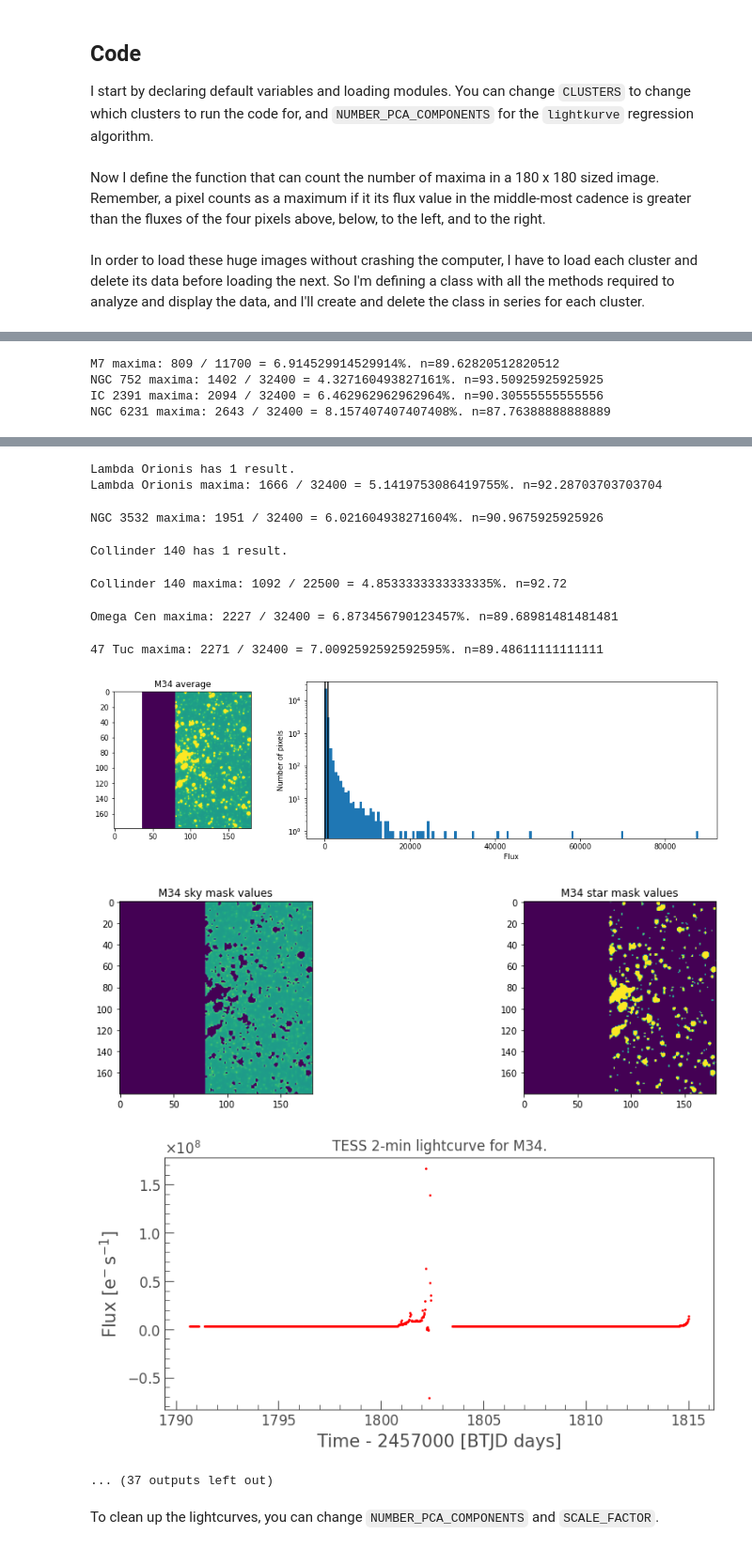
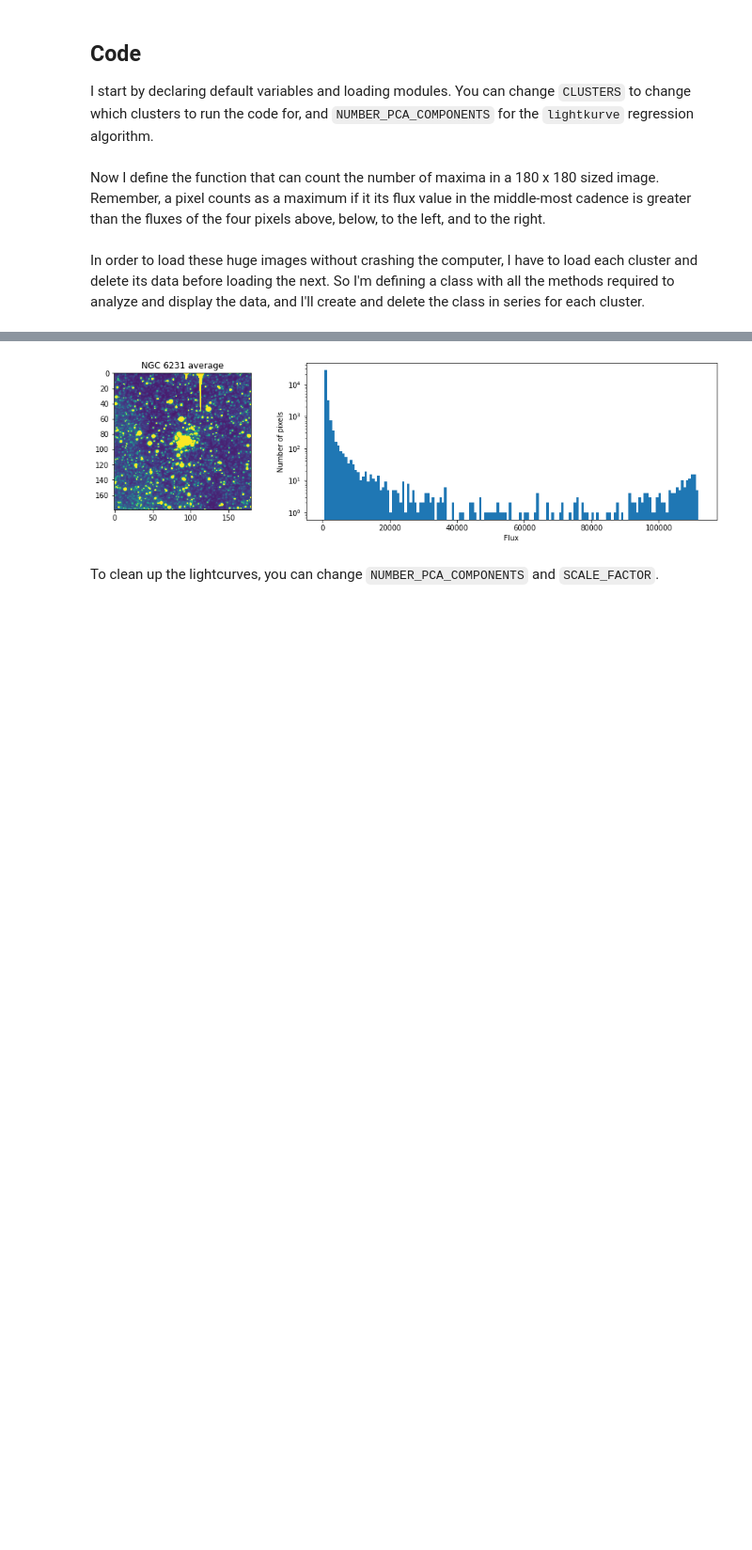
Before and after one commit to JackDinsmore/photometry-age-dating, a Jupyter notebook: cluster-lightcurves/cluster-lightcurves-series.ipynb, the cells around one changed output, grey strips where cells are left out. Shown at 94% size. Saved outputs shown, nothing was run; the diff lists cells and outputs as text; code cells hidden in the pictures; blank space fills up the shorter version.

```diff
--- a/cluster-lightcurves/cluster-lightcurves-series.ipynb
+++ b/cluster-lightcurves/cluster-lightcurves-series.ipynb
@@ -33,15 +34,14 @@ import os
 import numpy as np
 from matplotlib import pyplot as plt
 from scipy import stats
-from scipy.stats import norm
 import math
 
-#CLUSTERS = ["NGC 752", "NGC 6231", "NGC 3532"]
-#CLUSTERS = ["NGC 6231"]
-CLUSTERS = ["M34", "M7", "NGC 752", "IC 2391", "NGC 6231", "Lambda Orionis", "NGC 3532", "Collinder 140", "Omega Cen", "47 Tuc"]
+CLUSTERS = ["NGC 752", "NGC 6231", "NGC 3532"]
+CLUSTERS = ["NGC 6231"]
+#CLUSTERS = ["M34", "M7", "NGC 752", "IC 2391", "NGC 6231", "Lambda Orionis", "NGC 3532", "Collinder 140", "Omega Cen", "47 Tuc"]
 COORDS = {"M34":(40.53083, 42.74615), "M7":(268.46325, -34.79283), "NGC 752":(29.421, 37.785), "IC 2391": (130.133, -53.033),
-          "NGC 6231":(253.53546, -41.82667), "Lambda Orionis":(83.78449002, 9.93415587), "NGC 3532":(166.44923, -58.7705),
-          "Collinder 140":("111.113", "-31.85"),
+          "NGC 6231":(253.53546, -41.82667), "Lambda Orionis":(83.784490, 9.934156), "NGC 3532":(166.44923, -58.7705),
+          "Collinder 140":("111.113000", "-31.850000"),
           "Omega Cen": (201.69121, -47.47686), "47 Tuc": (6.022329, -72.081444), "NGC 6752": (287.71575, -59.98185)}
 LIGHTKURVE_CACHE = "/home/jtdinsmo/.lightkurve-cache/tesscut/"
 NUMBER_PCA_COMPONENTS = 10
@@ -198,9 +198,9 @@ class Cluster:
 for c in CLUSTERS:
     cl = Cluster(c)
     #cl.displayTPF()
-    cl.getMasks()
+    #cl.getMasks()
     cl.displayHist()
-    cl.displayMasks()
-    cl.generateLightcurve()
-    cl.displayLightcurves()
+    #cl.displayMasks()
+    #cl.generateLightcurve()
+    #cl.displayLightcurves()
 # %% [output]
@@ -208,4 +206,0 @@ M34 maxima: 996 / 18000 = 5.533333333333333%. n=91.7
-M7 maxima: 809 / 11700 = 6.914529914529914%. n=89.62820512820512
-NGC 752 maxima: 1402 / 32400 = 4.327160493827161%. n=93.50925925925925
-IC 2391 maxima: 2094 / 32400 = 6.462962962962964%. n=90.30555555555556
-NGC 6231 maxima: 2643 / 32400 = 8.157407407407408%. n=87.76388888888889
@@ -229,13 +207,3 @@ ModuleNotFoundError: No module named 'keyring.util.escape'
-Lambda Orionis has 1 result.
-Lambda Orionis maxima: 1666 / 32400 = 5.1419753086419755%. n=92.28703703703704
-NGC 3532 maxima: 1951 / 32400 = 6.021604938271604%. n=90.9675925925926
-Collinder 140 has 1 result.
-Collinder 140 maxima: 1092 / 22500 = 4.8533333333333335%. n=92.72
-Omega Cen maxima: 2227 / 32400 = 6.873456790123457%. n=89.68981481481481
-47 Tuc maxima: 2271 / 32400 = 7.0092592592592595%. n=89.48611111111111
-[figure, old version]
+[figure, new version]
-[figure, removed]
-[figure, removed]
-... (37 outputs left out)
 # %% [markdown]
 To clean up the lightcurves, you can change `NUMBER_PCA_COMPONENTS` and `SCALE_FACTOR`.
```
Also changed, not shown: parts of 2 cells of this notebook, 7 other files.
